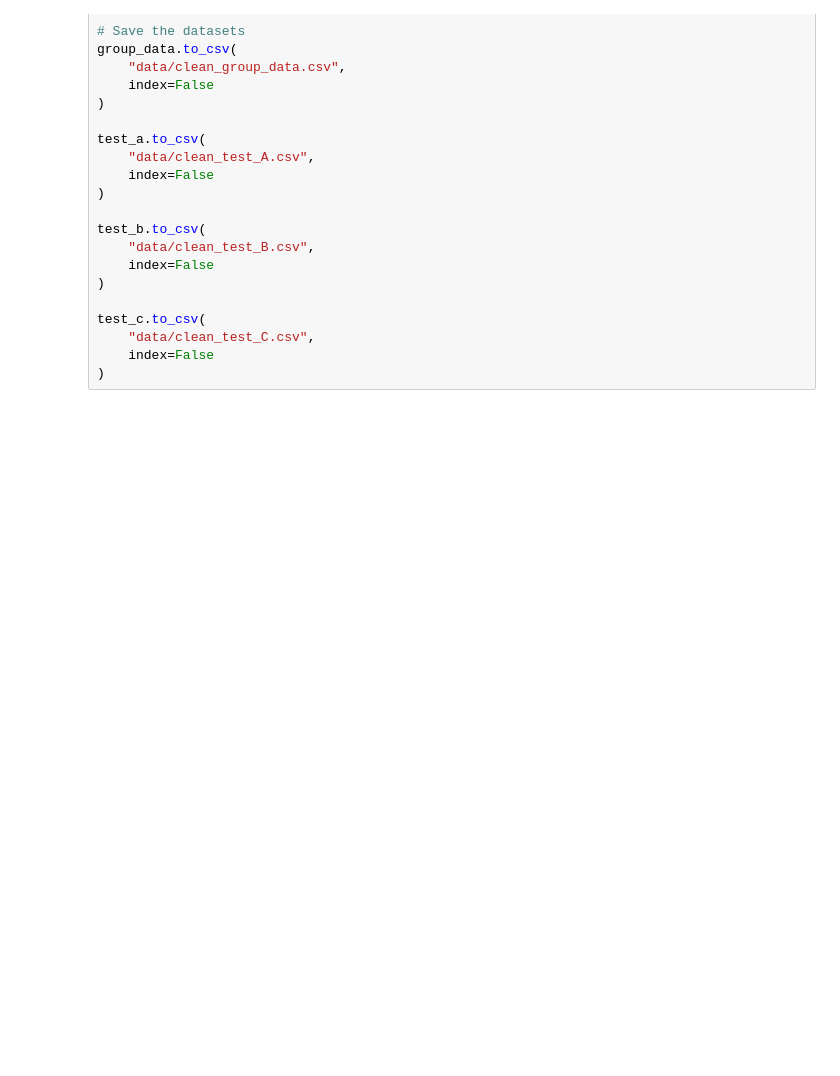
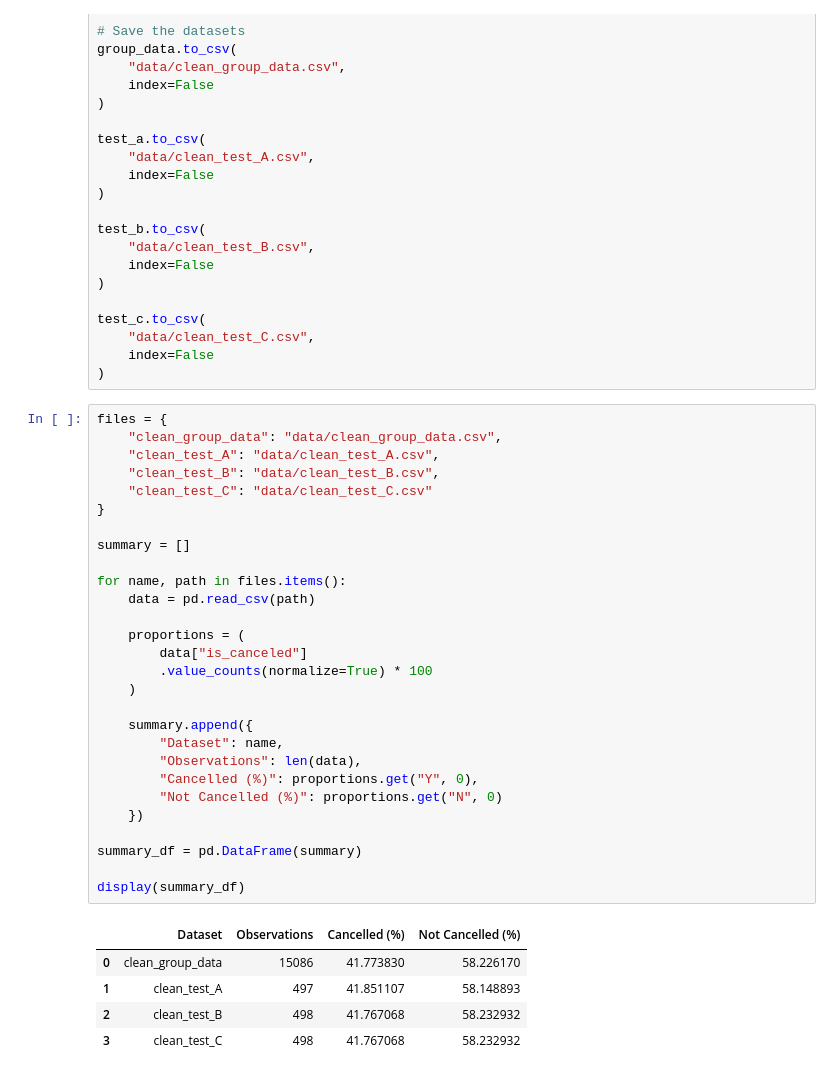
Before and after one commit to Matsuzaki-Yuta/CAB330_Assignment1, a Jupyter notebook: data_partition.ipynb, the cells around one changed output. Drawn from its saved outputs; the diff is of its cells as text; blank space fills up the shorter version.

```diff
--- a/data_partition.ipynb
+++ b/data_partition.ipynb
@@ -63,3 +63,37 @@ test_c.to_csv(
     "data/clean_test_C.csv",
     index=False
 )
+# %%
+files = {
+    "clean_group_data": "data/clean_group_data.csv",
+    "clean_test_A": "data/clean_test_A.csv",
+    "clean_test_B": "data/clean_test_B.csv",
+    "clean_test_C": "data/clean_test_C.csv"
+}
+
+summary = []
+
+for name, path in files.items():
+    data = pd.read_csv(path)
+
+    proportions = (
+        data["is_canceled"]
+        .value_counts(normalize=True) * 100
+    )
+
+    summary.append({
+        "Dataset": name,
+        "Observations": len(data),
+        "Cancelled (%)": proportions.get("Y", 0),
+        "Not Cancelled (%)": proportions.get("N", 0)
+    })
+
+summary_df = pd.DataFrame(summary)
+
+display(summary_df)
+# %% [output]
+|  | Dataset | Observations | Cancelled (%) | Not Cancelled (%) |
+| 0 | clean_group_data | 15086 | 41.773830 | 58.226170 |
+| 1 | clean_test_A | 497 | 41.851107 | 58.148893 |
+| 2 | clean_test_B | 498 | 41.767068 | 58.232932 |
+| 3 | clean_test_C | 498 | 41.767068 | 58.232932 |
```
Also changed, not shown: 2 other files.
